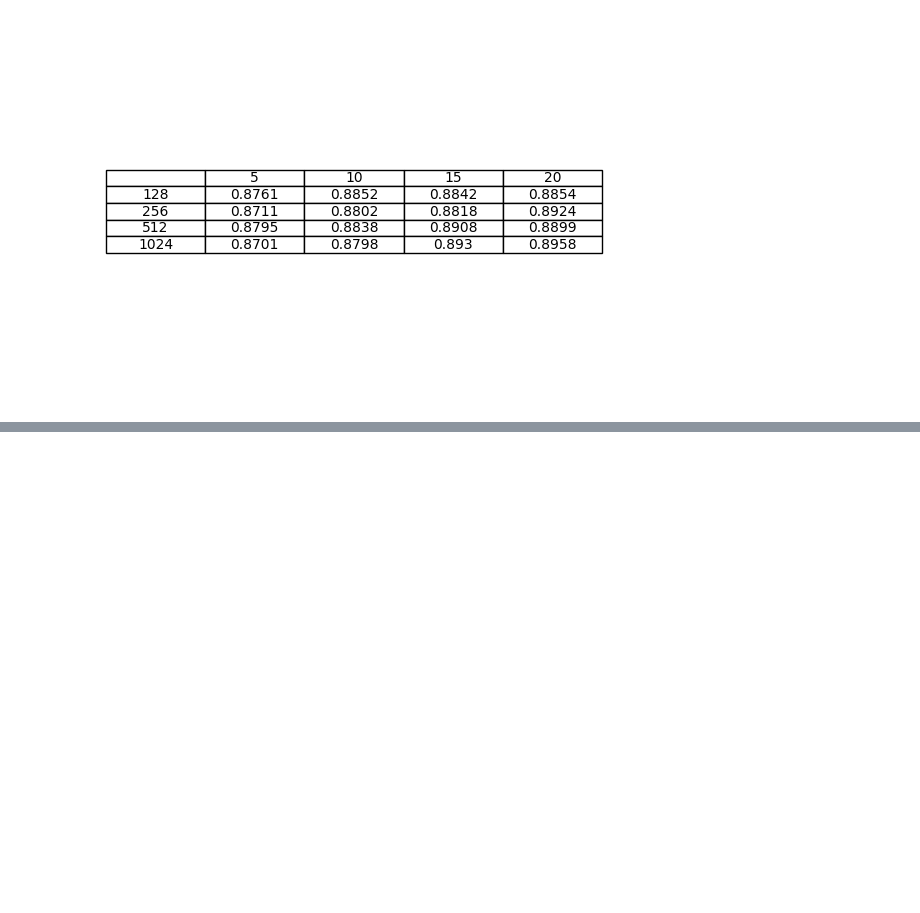
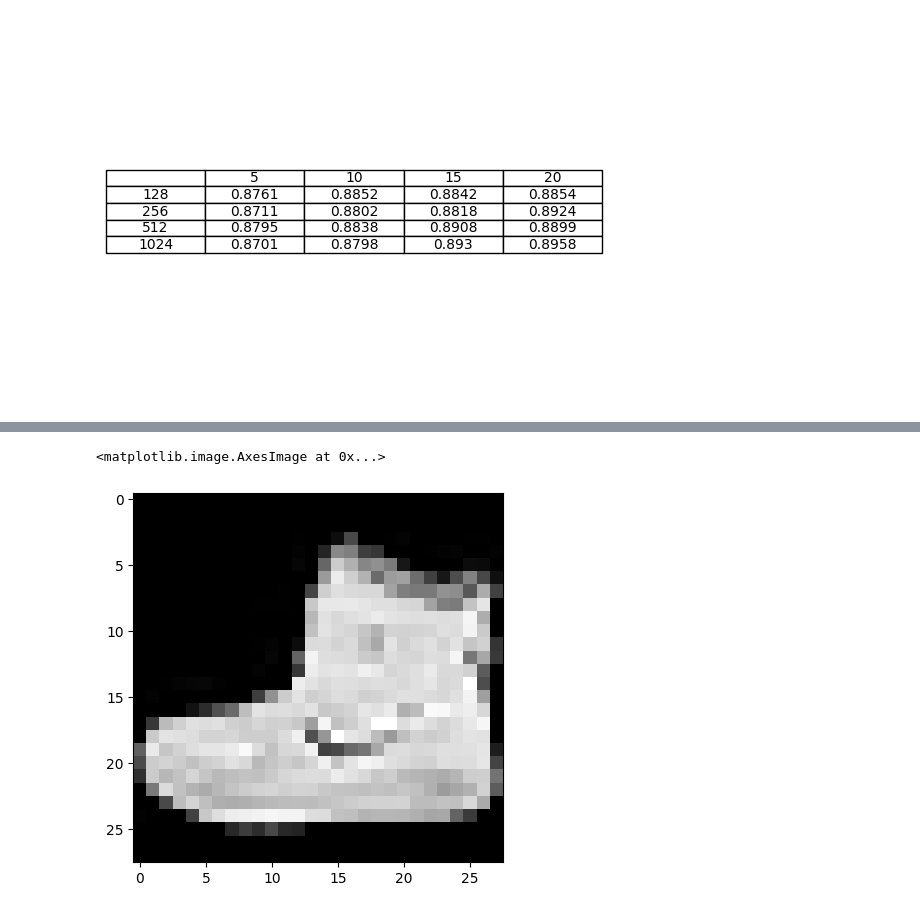
Before and after one commit to Rudrransh17/Clothing-Recogniser, a Jupyter notebook: model.ipynb, the cells around one changed output, grey strips where cells are left out. Drawn from its saved outputs; the diff is of its cells as text; code cells hidden in the pictures; blank space fills up the shorter version.

Commit message:
visualized effect of conv2d on individual images

```diff
--- a/model.ipynb
+++ b/model.ipynb
@@ -256,0 +277,6 @@ plt.show()
+# %%
+# Visualize original image
+plt.imshow(x_train[0],cmap='gray')
+# %% [output]
+<matplotlib.image.AxesImage at 0x...>
+[figure, added]
```
Also changed, not shown: parts of 4 cells of this notebook.
